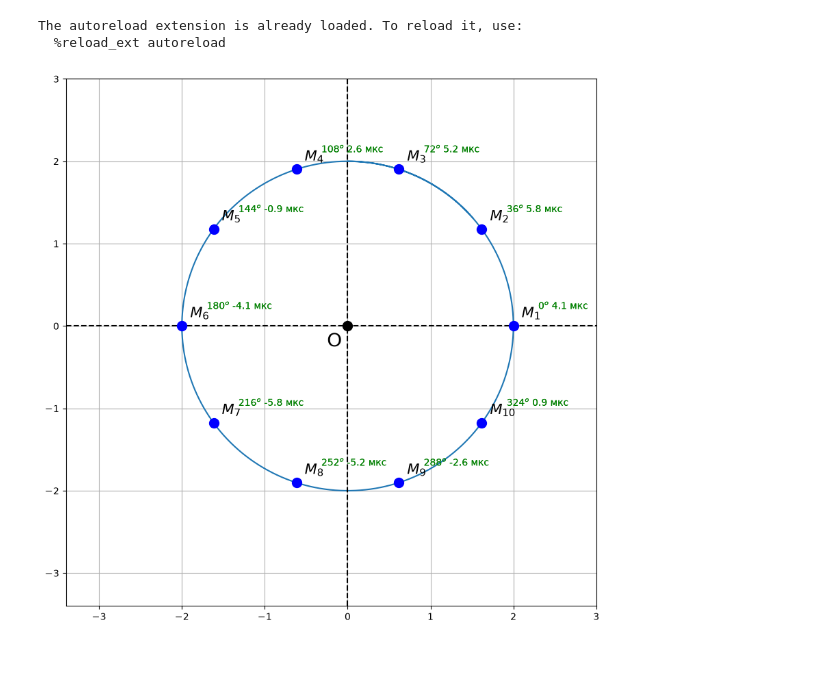
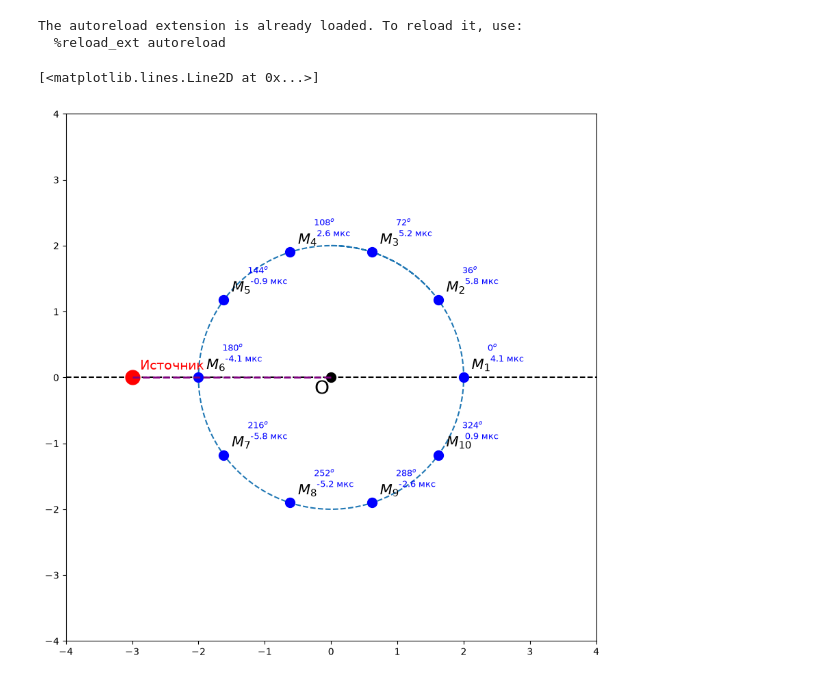
Before and after one commit to veitnemed/piling-main, a Jupyter notebook: other_experiments/geometry.ipynb, the cells around one changed output. Saved outputs shown, nothing was run; the diff lists cells and outputs as text; code cells hidden in the pictures.

```diff
--- a/other_experiments/geometry.ipynb
+++ b/other_experiments/geometry.ipynb
@@ -34,25 +34,31 @@ tau_arr = list(get_tau_array(configs)*1e3) # Микросекунды
 tau_mks =  [ round(float(tau),1) for tau in tau_arr]
 # %%
 from matplotlib import style
+from matplotlib.cm import Blues
 
 
 fig, ax = plt.subplots(1,1,figsize = (10,10))
 
-ax.plot(x,y)
-ax.grid(True)
-ax.set_xlim(-1.7*radius, 1.5*radius)
-ax.set_ylim(-1.7*radius, 1.5*radius)
-ax.axline((0,0), (0,1), color = "black", linestyle = "--")
+ax.plot(x,y, linestyle = "--")
+ax.grid(False)
+ax.set_xlim(-2*radius, 2*radius)
+ax.set_ylim(-2*radius, 2*radius)
+#ax.axline((0,0), (0,1), color = "black", linestyle = "--")
 ax.axline((0,0), (1,0), color = "black", linestyle = "--")
 ax.plot(0,0, marker = "o",  markersize=10, color='black')
 plt.text(-0.25, -0.25, 'O', fontsize=20, color='black')
 for idx, value in enumerate(gamma_arr):
-    d = 0.1
+    d = 0.12
     x1 = radius*np.cos(value); y1 = radius*np.sin(value)
     ax.plot(x1,y1, marker = "o",  markersize=10, color='blue')
     plt.text(x1+d, y1+d, rf"$M_{{{idx+1}}}$", fontsize=15, color='black')
     v = int(value*(180/np.pi))
-    plt.text(x1+3*d, y1+2*d, f"${v}^o$ {tau_mks[idx]} мкс", fontsize=10, color='green')
-    plt.text(x1+3*d, y1+2*d, f"${v}^o$ {tau_mks[idx]} мкс", fontsize=10, color='green')
+    plt.text(x1+3*d, y1+2*d, f"${v}^o$\n {tau_mks[idx]} мкс", fontsize=9, color="blue")
+
+x2 = 3*np.cos(comon.TARGET_PHI); y2 = 3*np.sin(comon.TARGET_PHI)
+ax.plot(x2, y2, marker = "o", markersize=15, color='red')
+ax.text(x2+d,y2+d, "Источник", fontsize  = 14,  color = "red")
+ax.plot([0,x2], [0,y2], color='purple', linestyle = "--", linewidth=2)
 # %% [output]
+[<matplotlib.lines.Line2D at 0x...>]
-[figure, old version]
+[figure, new version]
```
Also changed, not shown: 2 other files.
